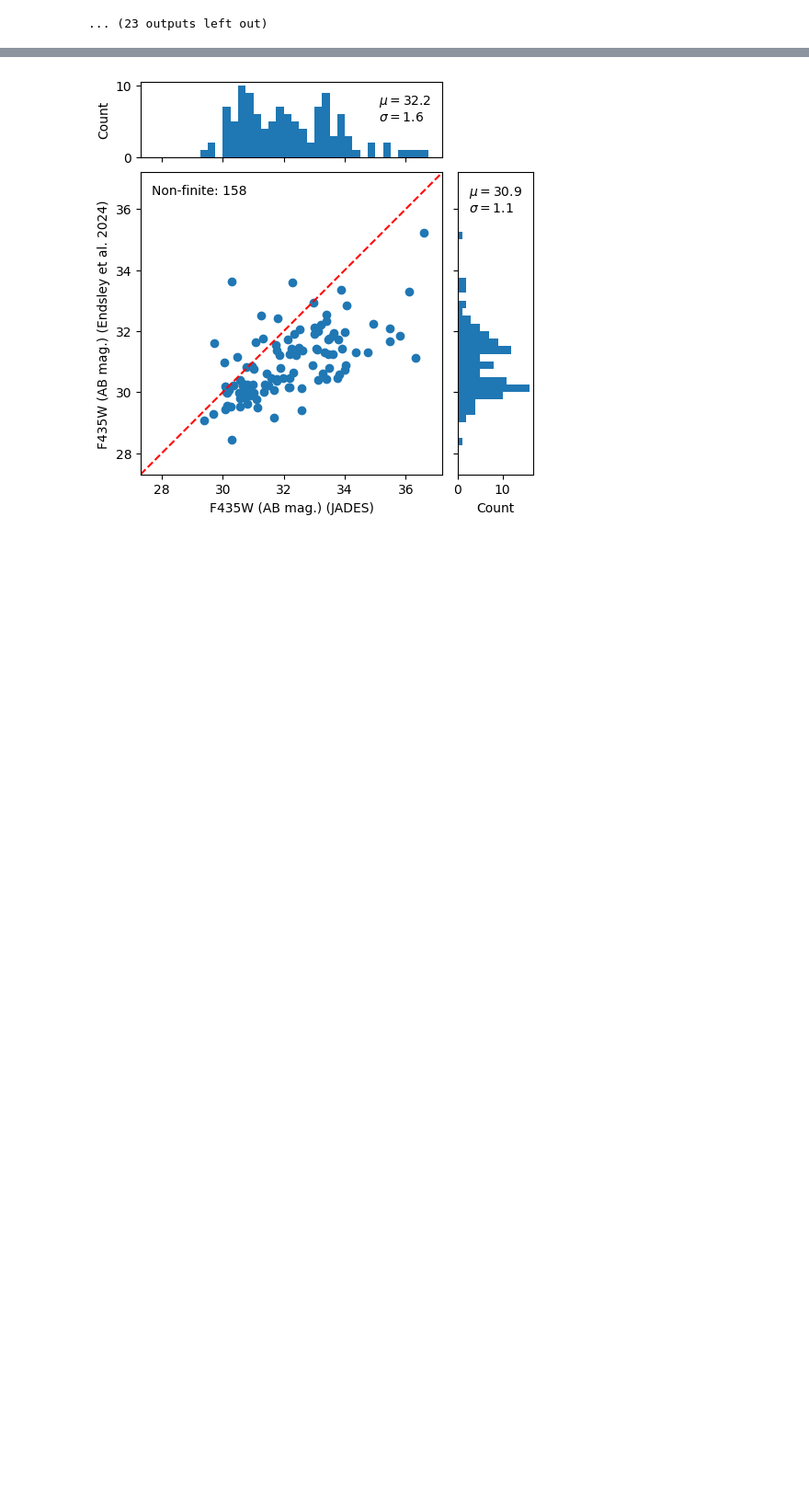
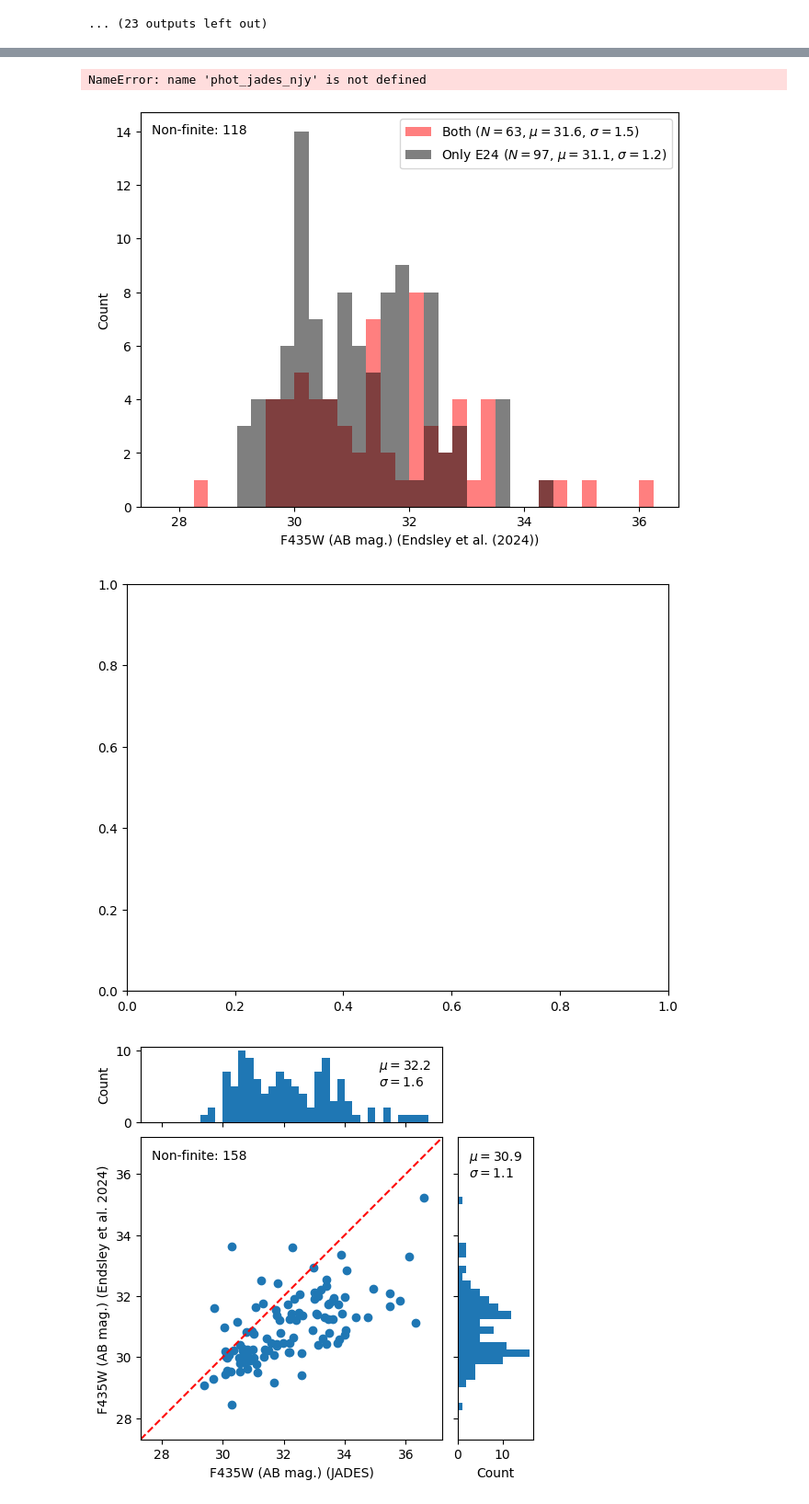
Before and after one commit to mrileyowens/jades-dropouts, a Jupyter notebook: compare_phot.ipynb, the cells around one changed output, grey strips where cells are left out. Shown at 92% size. Drawn from its saved outputs; the diff is of its cells as text; code cells hidden in the pictures; blank space fills up the shorter version.

Commit message:
Added a new cell and function to compare the photometry of Endsley et al. (2024)'s F775W dropout galaxies based on if they're also in the JADES dropout selection

```diff
--- a/compare_phot.ipynb
+++ b/compare_phot.ipynb
@@ -4957,3 +5191,9 @@ def compare_catalog_endsley2024():
 
         fig.savefig(f'{figs}/both/{labels_color[i]}.pdf', bbox_inches='tight')
     '''
+# %%
+compare_endsley2024()
+
+# Need to fix this; shouldn't do a 2-dimensional scatter plot with histograms, since this isn't plotting two sets of measurements for the same objects, but
+# instead showing one set of measurements of the same objects but highlighting subsamples of those objects
+# %% [output]
@@ -4960,3 +5211,6 @@ def compare_catalog_endsley2024():
+NameError: name 'phot_jades_njy' is not defined
+[figure, added]
+[figure, added]
 # %%
 compare_catalog_endsley2024()
 # %% [output]
```
Also changed, not shown: parts of 3 cells of this notebook.
